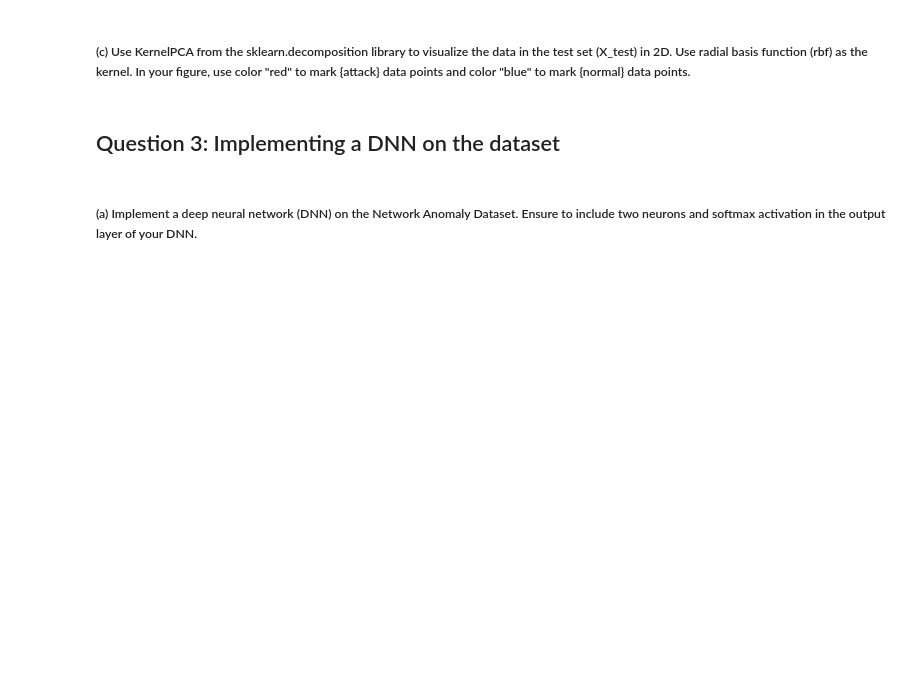
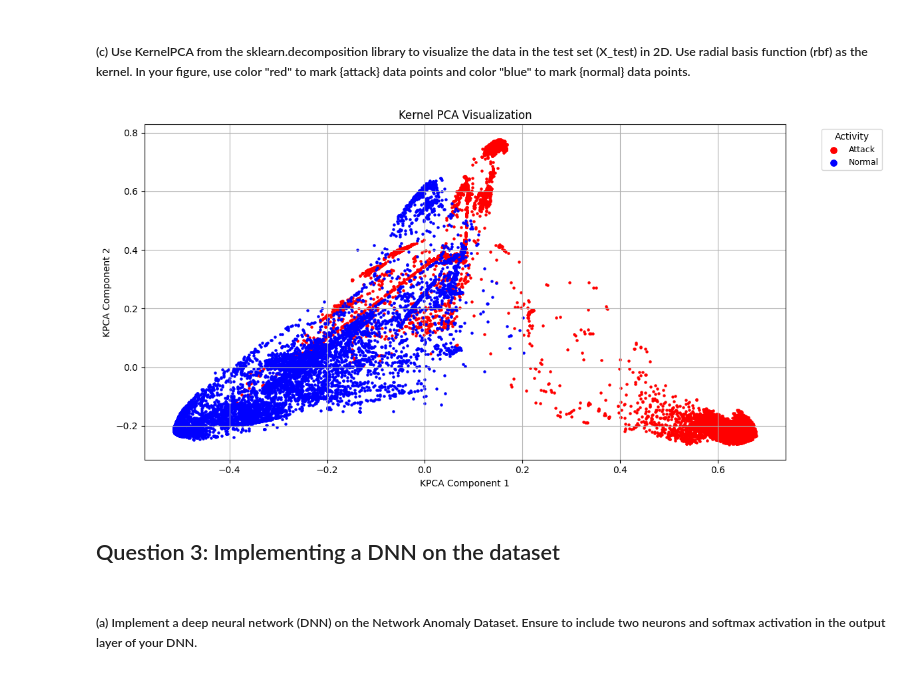
Before and after one commit to nhl01/EE446Labs, a Jupyter notebook: Assignment2/Nick_Leung_EE446_HW2_Pro.ipynb, the cells around one changed output. Saved outputs shown, nothing was run; the diff lists cells and outputs as text; code cells hidden in the pictures; blank space fills up the shorter version.

```diff
--- a/Assignment2/Nick_Leung_EE446_HW2_Pro.ipynb
+++ b/Assignment2/Nick_Leung_EE446_HW2_Pro.ipynb
@@ -110,3 +183,10 @@ from sklearn.decomposition import KernelPCA
+# %%
+from sklearn.decomposition import KernelPCA
+kpca = KernelPCA(n_components=2, kernel='rbf')
+X_kpca = kpca.fit_transform(X_test)
+plot_2d_projection(X_kpca, "Kernel PCA Visualization", "KPCA Component 1", "KPCA Component 2")
+# %% [output]
+[figure, added]
 # %% [markdown]
 ## Question 3: Implementing a DNN on the dataset
 # %% [markdown]
```
Also changed, not shown: parts of 28 cells of this notebook, 2 other files.
